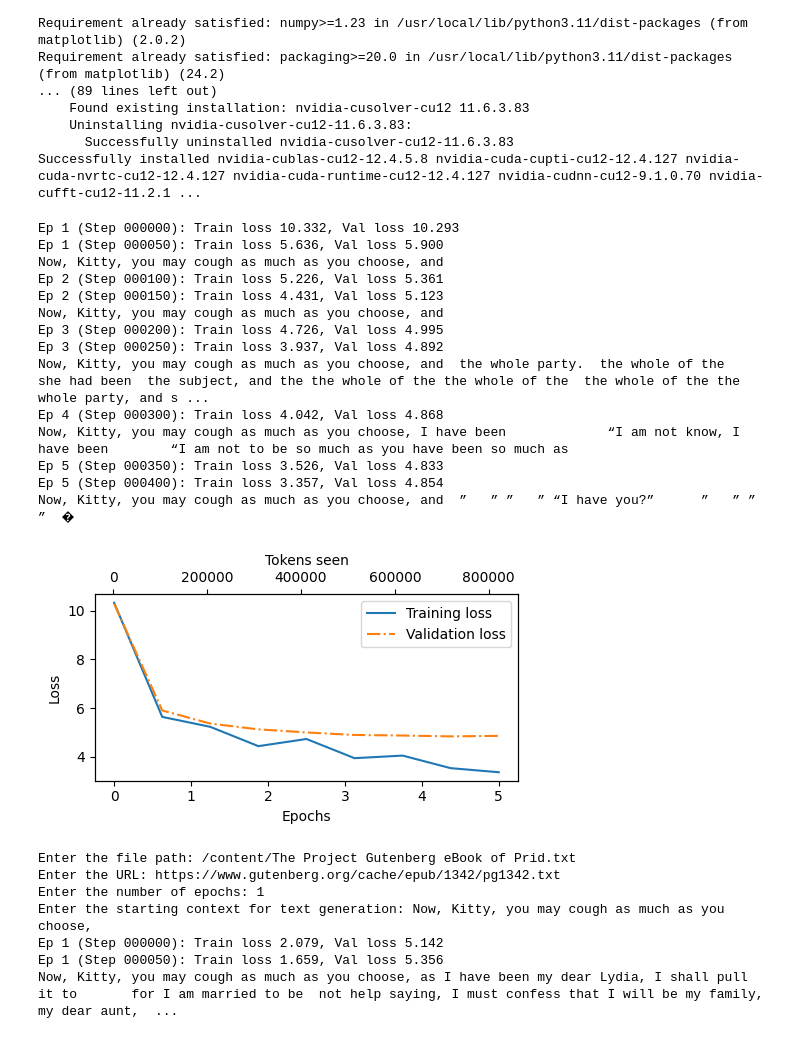
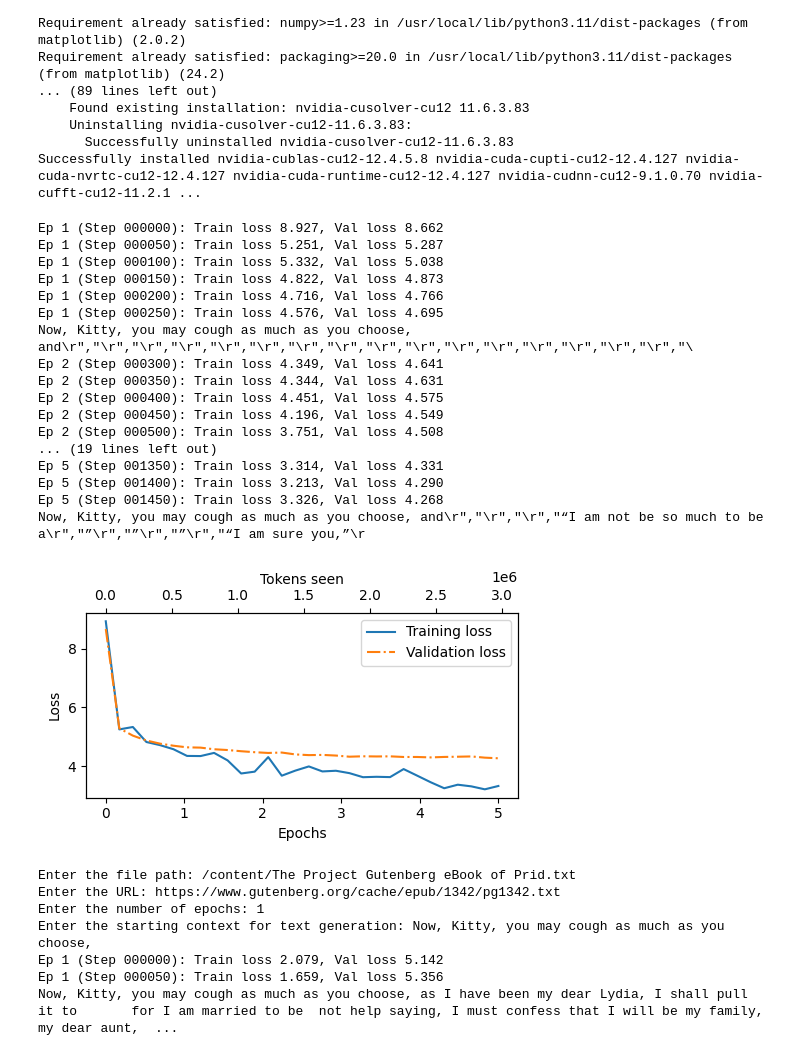
Before and after one commit to Rishi210904/Project-1-of-LLM, a Jupyter notebook: project1.ipynb, the cells around one changed output. Drawn from its saved outputs; the diff is of its cells as text; code cells hidden in the pictures.

```diff
--- a/project1.ipynb
+++ b/project1.ipynb
@@ -289,8 +289,8 @@ out = block(x)
 
 import os
 import urllib.request
-file_path = "The Project Gutenberg eBook of Prid.txt"
-url = "https://www.gutenberg.org/cache/epub/1342/pg1342.txt"
+file_path = "both book.txt"
+url = "https://github.com/Rishi210904/Project-1-of-LLM/blob/74a48b2cf2068dfa2b0eb9f2c057b34ab6e0ecf2/both%20book.txt"
 if not os.path.exists(file_path):
     urllib.request.urlretrieve(url, file_path)
 
@@ -442,48 +442,51 @@ train_losses, val_losses, tokens_seen = train_model_simple(
     num_epochs=num_epochs, eval_freq=50, eval_iter=5,
     start_context="Now, Kitty, you may cough as much as you choose,", tokenizer=tokenizer
 )
 import matplotlib.pyplot as plt
 from matplotlib.ticker import MaxNLocator
 
 
 def plot_losses(epochs_seen, tokens_seen, train_losses, val_losses):
     fig, ax1 = plt.subplots(figsize=(5, 3))
 
     # Plot training and validation loss against epochs
     ax1.plot(epochs_seen, train_losses, label="Training loss")
     ax1.plot(epochs_seen, val_losses, linestyle="-.", label="Validation loss")
     ax1.set_xlabel("Epochs")
     ax1.set_ylabel("Loss")
     ax1.legend(loc="upper right")
     ax1.xaxis.set_major_locator(MaxNLocator(integer=True))  # only show integer labels on x-axis
 
     # Create a second x-axis for tokens seen
     ax2 = ax1.twiny()  # Create a second x-axis that shares the same y-axis
     ax2.plot(tokens_seen, train_losses, alpha=0)  # Invisible plot for aligning ticks
     ax2.set_xlabel("Tokens seen")
 
     fig.tight_layout()  # Adjust layout to make room
     plt.savefig("loss-plot.pdf")
     plt.show()
 
 epochs_tensor = torch.linspace(0, num_epochs, len(train_losses))
 plot_losses(epochs_tensor, tokens_seen, train_losses, val_losses)
 # %% [output]
-Ep 1 (Step 000000): Train loss 10.332, Val loss 10.293
-Ep 1 (Step 000050): Train loss 5.636, Val loss 5.900
-Now, Kitty, you may cough as much as you choose, and
-Ep 2 (Step 000100): Train loss 5.226, Val loss 5.361
-Ep 2 (Step 000150): Train loss 4.431, Val loss 5.123
-Now, Kitty, you may cough as much as you choose, and
-Ep 3 (Step 000200): Train loss 4.726, Val loss 4.995
-Ep 3 (Step 000250): Train loss 3.937, Val loss 4.892
-Now, Kitty, you may cough as much as you choose, and  the whole party.  the whole of the   she had been  the subject, and the the whole of the the whole of the  the whole of the the whole party, and s ...
-Ep 4 (Step 000300): Train loss 4.042, Val loss 4.868
-Now, Kitty, you may cough as much as you choose, I have been             “I am not know, I have been        “I am not to be so much as you have been so much as
-Ep 5 (Step 000350): Train loss 3.526, Val loss 4.833
-Ep 5 (Step 000400): Train loss 3.357, Val loss 4.854
-Now, Kitty, you may cough as much as you choose, and  ”   ” ”   ” “I have you?”      ”   ” ”  ”  �
+Ep 1 (Step 000000): Train loss 8.927, Val loss 8.662
+Ep 1 (Step 000050): Train loss 5.251, Val loss 5.287
+Ep 1 (Step 000100): Train loss 5.332, Val loss 5.038
+Ep 1 (Step 000150): Train loss 4.822, Val loss 4.873
+Ep 1 (Step 000200): Train loss 4.716, Val loss 4.766
+Ep 1 (Step 000250): Train loss 4.576, Val loss 4.695
+Now, Kitty, you may cough as much as you choose, and\r","\r","\r","\r","\r","\r","\r","\r","\r","\r","\r","\r","\r","\r","\r","\r","\
+Ep 2 (Step 000300): Train loss 4.349, Val loss 4.641
+Ep 2 (Step 000350): Train loss 4.344, Val loss 4.631
+Ep 2 (Step 000400): Train loss 4.451, Val loss 4.575
+Ep 2 (Step 000450): Train loss 4.196, Val loss 4.549
+Ep 2 (Step 000500): Train loss 3.751, Val loss 4.508
+... (19 lines left out)
+Ep 5 (Step 001350): Train loss 3.314, Val loss 4.331
+Ep 5 (Step 001400): Train loss 3.213, Val loss 4.290
+Ep 5 (Step 001450): Train loss 3.326, Val loss 4.268
+Now, Kitty, you may cough as much as you choose, and\r","\r","\r","“I am not be so much to be a\r","”\r","”\r","”\r","“I am sure you,”\r
-[figure, old version]
+[figure, new version]
 # %%
 
 file_path = input("Enter the file path: ")
```
